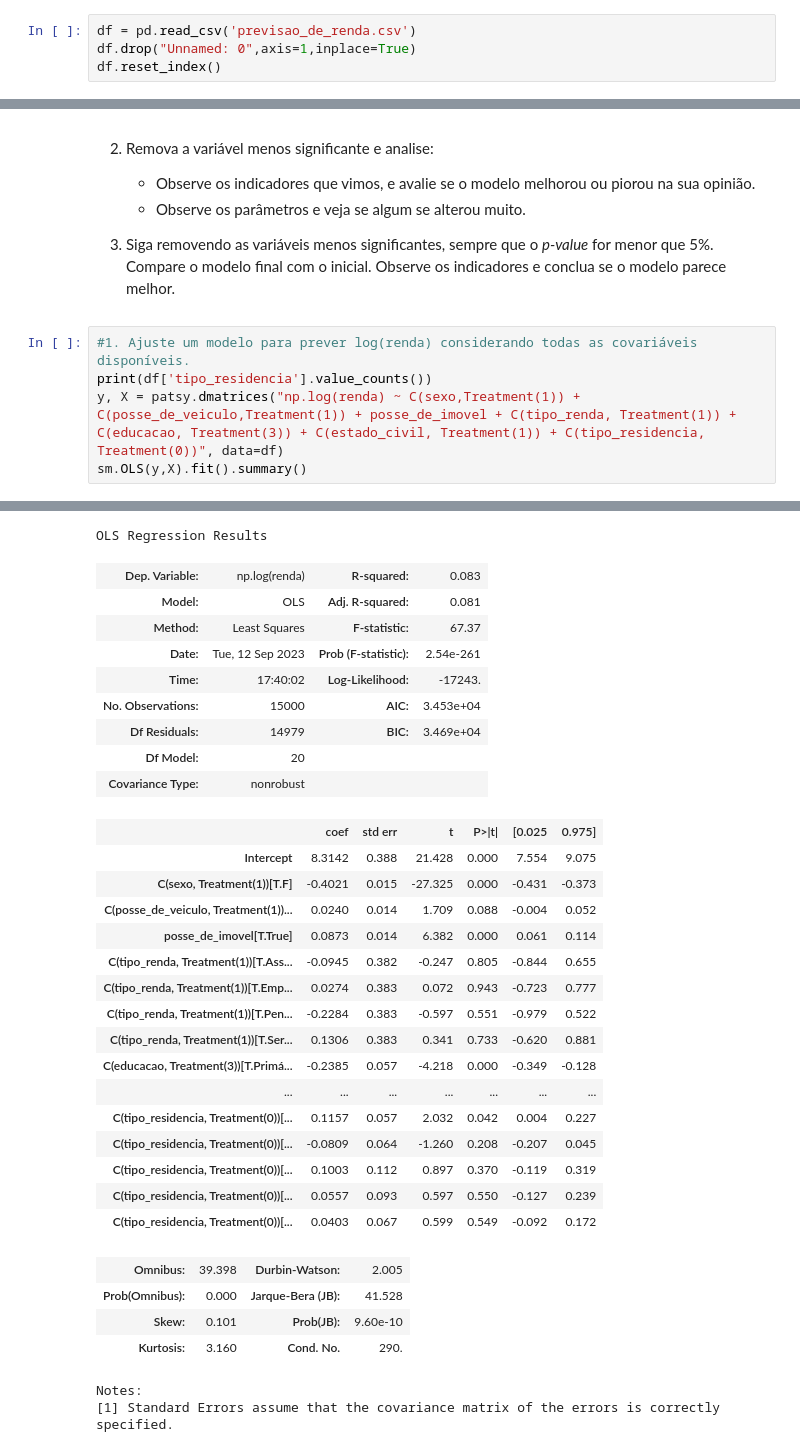
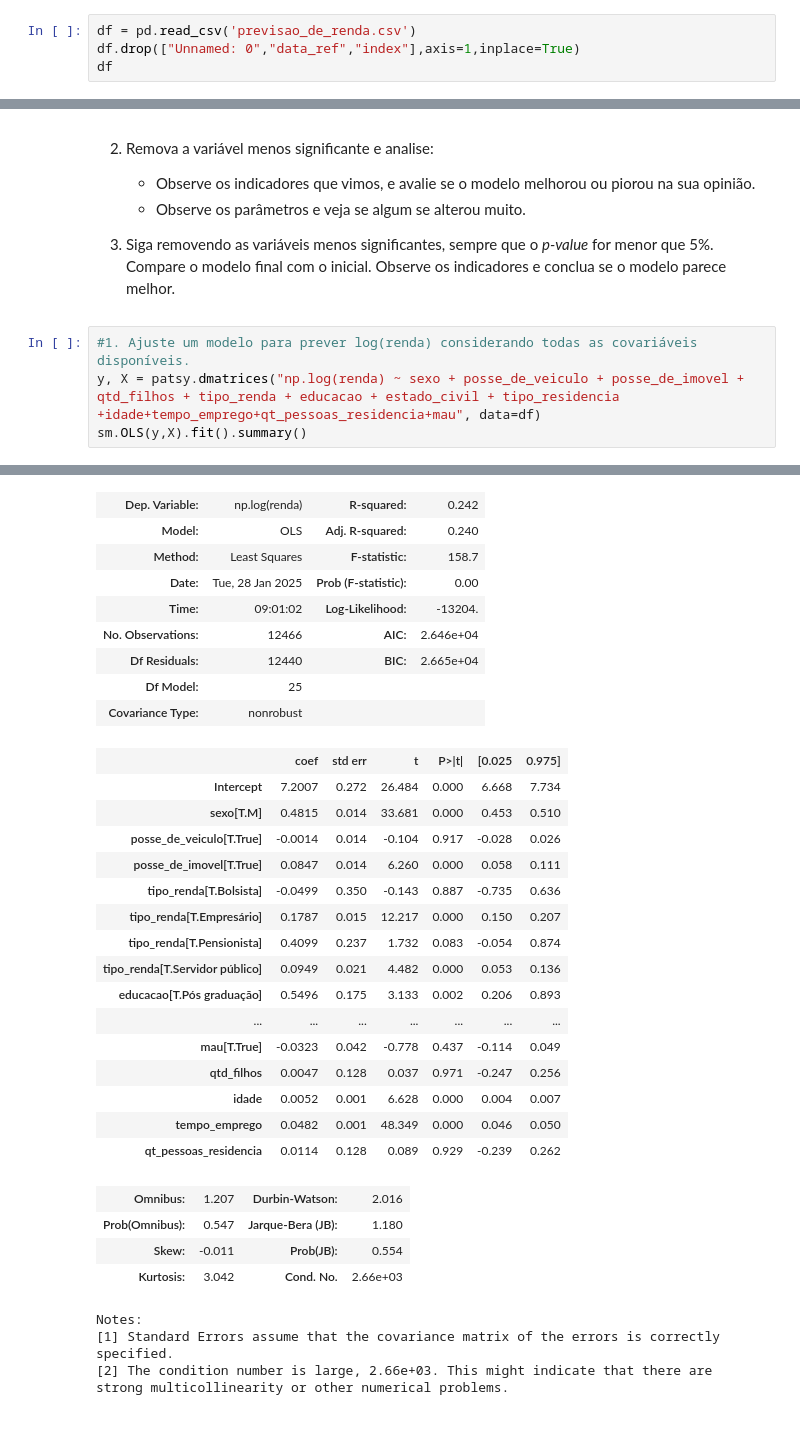
Before and after one commit to thomasgcosta/datascience-ebac, a Jupyter notebook: Tarefas/Ciencia_de_Dados_Mod13 - Tarefa 01.ipynb, the cells around one changed output, grey strips where cells are left out. Drawn from its saved outputs; the diff is of its cells as text; blank space fills up the shorter version.

```diff
--- a/Tarefas/Ciencia_de_Dados_Mod13 - Tarefa 01.ipynb
+++ b/Tarefas/Ciencia_de_Dados_Mod13 - Tarefa 01.ipynb
@@ -31,6 +31,6 @@ import statsmodels.api as sm
 import statsmodels.formula.api as smf
 # %%
 df = pd.read_csv('previsao_de_renda.csv')
-df.drop("Unnamed: 0",axis=1,inplace=True)
-df.reset_index()
+df.drop(["Unnamed: 0","data_ref","index"],axis=1,inplace=True)
+df
 # %% [output]
@@ -82,7 +85,6 @@ memory usage: 1.4+ MB
 3. Siga removendo as variáveis menos significantes, sempre que o *p-value* for menor que 5%. Compare o modelo final com o inicial. Observe os indicadores e conclua se o modelo parece melhor.
 # %%
 #1. Ajuste um modelo para prever log(renda) considerando todas as covariáveis disponíveis.
-print(df['tipo_residencia'].value_counts())
-y, X = patsy.dmatrices("np.log(renda) ~ C(sexo,Treatment(1)) + C(posse_de_veiculo,Treatment(1)) + posse_de_imovel + C(tipo_renda, Treatment(1)) + C(educacao, Treatment(3)) + C(estado_civil, Treatment(1)) + C(tipo_residencia, Treatment(0))", data=df)
+y, X = patsy.dmatrices("np.log(renda) ~ sexo + posse_de_veiculo + posse_de_imovel + qtd_filhos + tipo_renda + educacao + estado_civil + tipo_residencia +idade+tempo_emprego+qt_pessoas_residencia+mau", data=df)
 sm.OLS(y,X).fit().summary()
 # %% [output]
@@ -97,32 +92,33 @@ Name: count, dtype: int64
-OLS Regression Results
-| Dep. Variable: | np.log(renda) | R-squared: | 0.083 |
-| Model: | OLS | Adj. R-squared: | 0.081 |
-| Method: | Least Squares | F-statistic: | 67.37 |
-| Date: | Tue, 12 Sep 2023 | Prob (F-statistic): | 2.54e-261 |
-| Time: | 17:40:02 | Log-Likelihood: | -17243. |
-| No. Observations: | 15000 | AIC: | 3.453e+04 |
-| Df Residuals: | 14979 | BIC: | 3.469e+04 |
-| Df Model: | 20 |  |  |
+| Dep. Variable: | np.log(renda) | R-squared: | 0.242 |
+| Model: | OLS | Adj. R-squared: | 0.240 |
+| Method: | Least Squares | F-statistic: | 158.7 |
+| Date: | Tue, 28 Jan 2025 | Prob (F-statistic): | 0.00 |
+| Time: | 09:01:02 | Log-Likelihood: | -13204. |
+| No. Observations: | 12466 | AIC: | 2.646e+04 |
+| Df Residuals: | 12440 | BIC: | 2.665e+04 |
+| Df Model: | 25 |  |  |
 | Covariance Type: | nonrobust |  |  |
 |  | coef | std err | t | P>|t| | [0.025 | 0.975] |
-| Intercept | 8.3142 | 0.388 | 21.428 | 0.000 | 7.554 | 9.075 |
-| C(sexo, Treatment(1))[T.F] | -0.4021 | 0.015 | -27.325 | 0.000 | -0.431 | -0.373 |
-| C(posse_de_veiculo, Treatment(1))... | 0.0240 | 0.014 | 1.709 | 0.088 | -0.004 | 0.052 |
-| posse_de_imovel[T.True] | 0.0873 | 0.014 | 6.382 | 0.000 | 0.061 | 0.114 |
-| C(tipo_renda, Treatment(1))[T.Ass... | -0.0945 | 0.382 | -0.247 | 0.805 | -0.844 | 0.655 |
-| C(tipo_renda, Treatment(1))[T.Emp... | 0.0274 | 0.383 | 0.072 | 0.943 | -0.723 | 0.777 |
-| C(tipo_renda, Treatment(1))[T.Pen... | -0.2284 | 0.383 | -0.597 | 0.551 | -0.979 | 0.522 |
-| C(tipo_renda, Treatment(1))[T.Ser... | 0.1306 | 0.383 | 0.341 | 0.733 | -0.620 | 0.881 |
-| C(educacao, Treatment(3))[T.Primá... | -0.2385 | 0.057 | -4.218 | 0.000 | -0.349 | -0.128 |
+| Intercept | 7.2007 | 0.272 | 26.484 | 0.000 | 6.668 | 7.734 |
+| sexo[T.M] | 0.4815 | 0.014 | 33.681 | 0.000 | 0.453 | 0.510 |
+| posse_de_veiculo[T.True] | -0.0014 | 0.014 | -0.104 | 0.917 | -0.028 | 0.026 |
+| posse_de_imovel[T.True] | 0.0847 | 0.014 | 6.260 | 0.000 | 0.058 | 0.111 |
+| tipo_renda[T.Bolsista] | -0.0499 | 0.350 | -0.143 | 0.887 | -0.735 | 0.636 |
+| tipo_renda[T.Empresário] | 0.1787 | 0.015 | 12.217 | 0.000 | 0.150 | 0.207 |
+| tipo_renda[T.Pensionista] | 0.4099 | 0.237 | 1.732 | 0.083 | -0.054 | 0.874 |
+| tipo_renda[T.Servidor público] | 0.0949 | 0.021 | 4.482 | 0.000 | 0.053 | 0.136 |
+| educacao[T.Pós graduação] | 0.5496 | 0.175 | 3.133 | 0.002 | 0.206 | 0.893 |
 | ... | ... | ... | ... | ... | ... | ... |
-| C(tipo_residencia, Treatment(0))[... | 0.1157 | 0.057 | 2.032 | 0.042 | 0.004 | 0.227 |
-| C(tipo_residencia, Treatment(0))[... | -0.0809 | 0.064 | -1.260 | 0.208 | -0.207 | 0.045 |
-| C(tipo_residencia, Treatment(0))[... | 0.1003 | 0.112 | 0.897 | 0.370 | -0.119 | 0.319 |
-| C(tipo_residencia, Treatment(0))[... | 0.0557 | 0.093 | 0.597 | 0.550 | -0.127 | 0.239 |
-| C(tipo_residencia, Treatment(0))[... | 0.0403 | 0.067 | 0.599 | 0.549 | -0.092 | 0.172 |
+| mau[T.True] | -0.0323 | 0.042 | -0.778 | 0.437 | -0.114 | 0.049 |
+| qtd_filhos | 0.0047 | 0.128 | 0.037 | 0.971 | -0.247 | 0.256 |
+| idade | 0.0052 | 0.001 | 6.628 | 0.000 | 0.004 | 0.007 |
+| tempo_emprego | 0.0482 | 0.001 | 48.349 | 0.000 | 0.046 | 0.050 |
+| qt_pessoas_residencia | 0.0114 | 0.128 | 0.089 | 0.929 | -0.239 | 0.262 |
-| Omnibus: | 39.398 | Durbin-Watson: | 2.005 |
-| Prob(Omnibus): | 0.000 | Jarque-Bera (JB): | 41.528 |
-| Skew: | 0.101 | Prob(JB): | 9.60e-10 |
-| Kurtosis: | 3.160 | Cond. No. | 290. |
+| Omnibus: | 1.207 | Durbin-Watson: | 2.016 |
+| Prob(Omnibus): | 0.547 | Jarque-Bera (JB): | 1.180 |
+| Skew: | -0.011 | Prob(JB): | 0.554 |
+| Kurtosis: | 3.042 | Cond. No. | 2.66e+03 |
-Notes:
-[1] Standard Errors assume that the covariance matrix of the errors is correctly specified.
+Notes:
+[1] Standard Errors assume that the covariance matrix of the errors is correctly specified.
+[2] The condition number is large, 2.66e+03. This might indicate that there are
+strong multicollinearity or other numerical problems.
```
Also changed, not shown: parts of 14 cells of this notebook.
